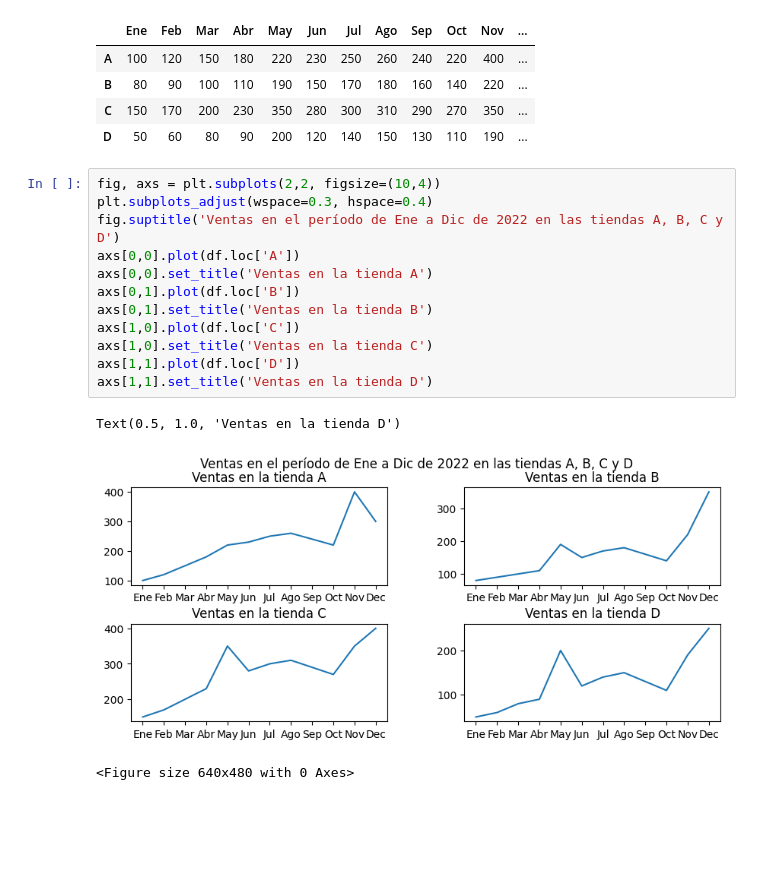
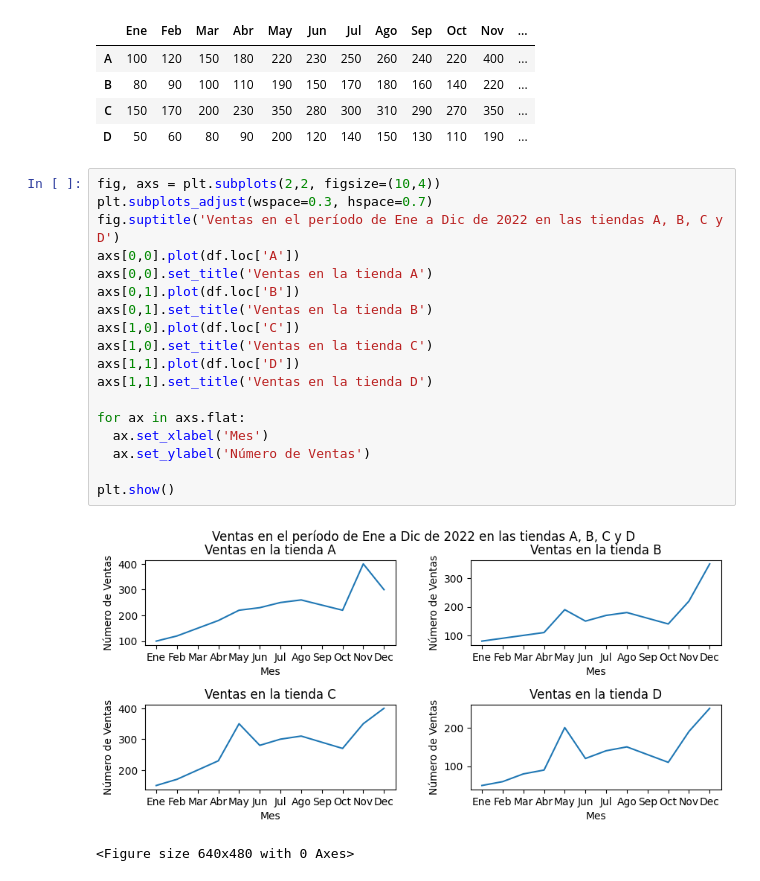
Before and after one commit to JorgeAccardi/cienciadedatos, a Jupyter notebook: Desafío_visualizando_datos_de_ventas_de_tiendas_diferentes.ipynb, the cells around one changed output. Cells and saved outputs as stored; diff of their text form; blank space fills up the shorter version.

```diff
--- a/Desafío_visualizando_datos_de_ventas_de_tiendas_diferentes.ipynb
+++ b/Desafío_visualizando_datos_de_ventas_de_tiendas_diferentes.ipynb
@@ -30,19 +30,24 @@ df
 | D | 50 | 60 | 80 | 90 | 200 | 120 | 140 | 150 | 130 | 110 | 190 | ... |
 # %%
 fig, axs = plt.subplots(2,2, figsize=(10,4))
-plt.subplots_adjust(wspace=0.3, hspace=0.4)
+plt.subplots_adjust(wspace=0.3, hspace=0.7)
 fig.suptitle('Ventas en el período de Ene a Dic de 2022 en las tiendas A, B, C y D')
 axs[0,0].plot(df.loc['A'])
 axs[0,0].set_title('Ventas en la tienda A')
 axs[0,1].plot(df.loc['B'])
 axs[0,1].set_title('Ventas en la tienda B')
 axs[1,0].plot(df.loc['C'])
 axs[1,0].set_title('Ventas en la tienda C')
 axs[1,1].plot(df.loc['D'])
 axs[1,1].set_title('Ventas en la tienda D')
+
+for ax in axs.flat:
+  ax.set_xlabel('Mes')
+  ax.set_ylabel('Número de Ventas')
+
+plt.show()
 # %% [output]
-Text(0.5, 1.0, 'Ventas en la tienda D')
-[figure, old version]
+[figure, new version]
 # %%
 # %% [output]
 <Figure size 640x480 with 0 Axes>
```
